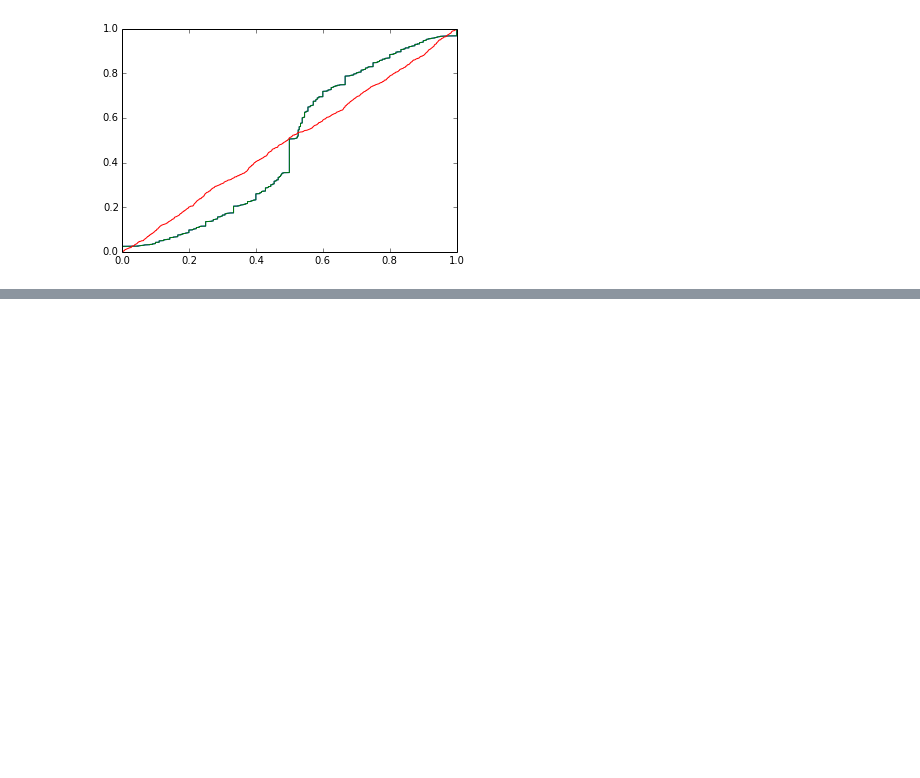
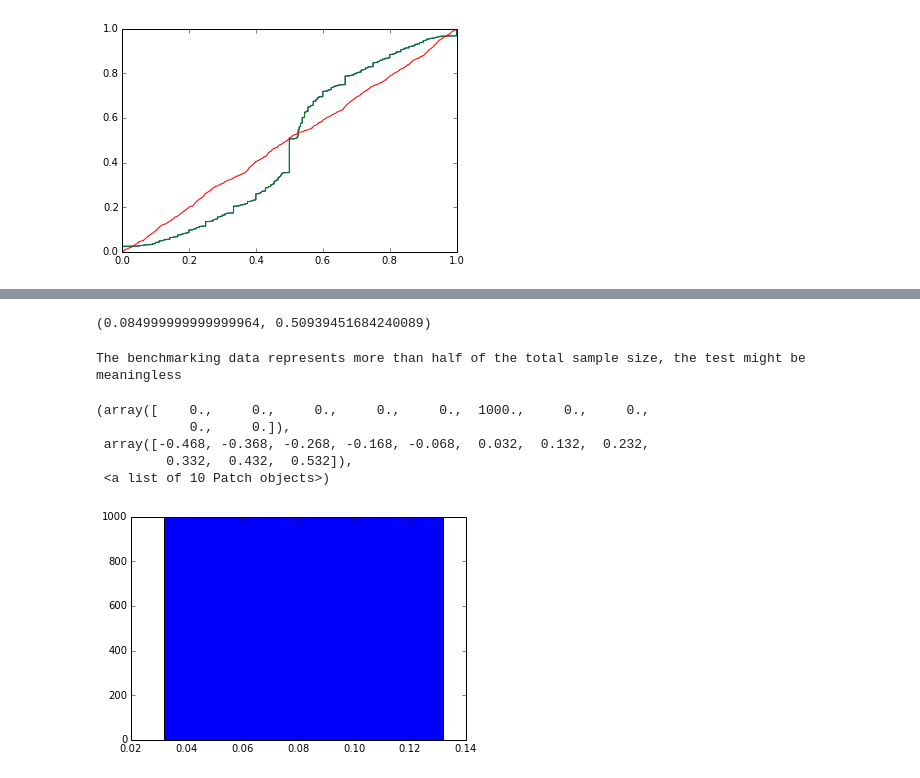
Before and after one commit to zhangzheng-coder/test_codes, a Jupyter notebook: STAT215/STATS_215_project.ipynb, the cells around one changed output, grey strips where cells are left out. Drawn from its saved outputs; the diff is of its cells as text; code cells hidden in the pictures; blank space fills up the shorter version.

```diff
--- a/STAT215/STATS_215_project.ipynb
+++ b/STAT215/STATS_215_project.ipynb
@@ -185,0 +203,36 @@ plt.hist(result)
+# %%
+sample_test1 = ReturnSample(colony_ur,100)
+sample_test2 = ReturnSample(colony_ur,1000)
+result = stats.ks_2samp(sample_test1, sample_test2)
+print result
+# %% [output]
+(0.084999999999999964, 0.50939451684240089)
+# %%
+def ks2samplepermutation(data_benchmark, data_test, trials, sample_size=100):
+    """
+    This function is designed to take a set of the data "data_benchmark" and perform a KS statistic permutation test
+    against a larger sample to determine wether "data_benchmark" could have been produced from data with the same
+    statistical nature as the "data_test"
+    """
+    if (len(data_benchmark)-len(data_test))/len(data_benchmark) < 0.5:
+        print 'The benchmarking data represents more than half of the total sample size, the test might be meaningless'
+    result_array = np.ones(trials)
+    for t in range(0,trials):
+        result = stats.ks_2samp(data_benchmark, data_test)
+        result_array[t] = result[0]
+    return np.squeeze(result_array)
+# %%
+sample_test1 = ReturnSample(colony_ur,200)
+sample_test2 = ReturnSample(colony_ur,2000)
+result = ks2samplepermutation(sample_test1, sample_test2, 1000)
+# %% [output]
+The benchmarking data represents more than half of the total sample size, the test might be meaningless
+# %%
+plt.hist(result)
+# %% [output]
+(array([    0.,     0.,     0.,     0.,     0.,  1000.,     0.,     0.,
+            0.,     0.]),
+ array([-0.468, -0.368, -0.268, -0.168, -0.068,  0.032,  0.132,  0.232,
+         0.332,  0.432,  0.532]),
+ <a list of 10 Patch objects>)
+[figure, added]
```
Also changed, not shown: parts of 6 cells of this notebook.
